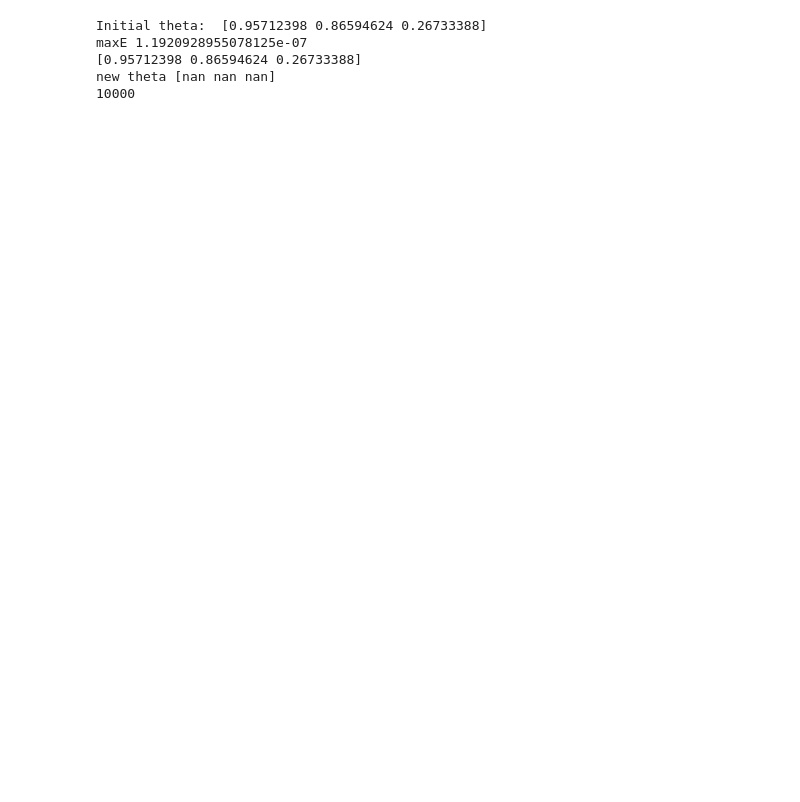
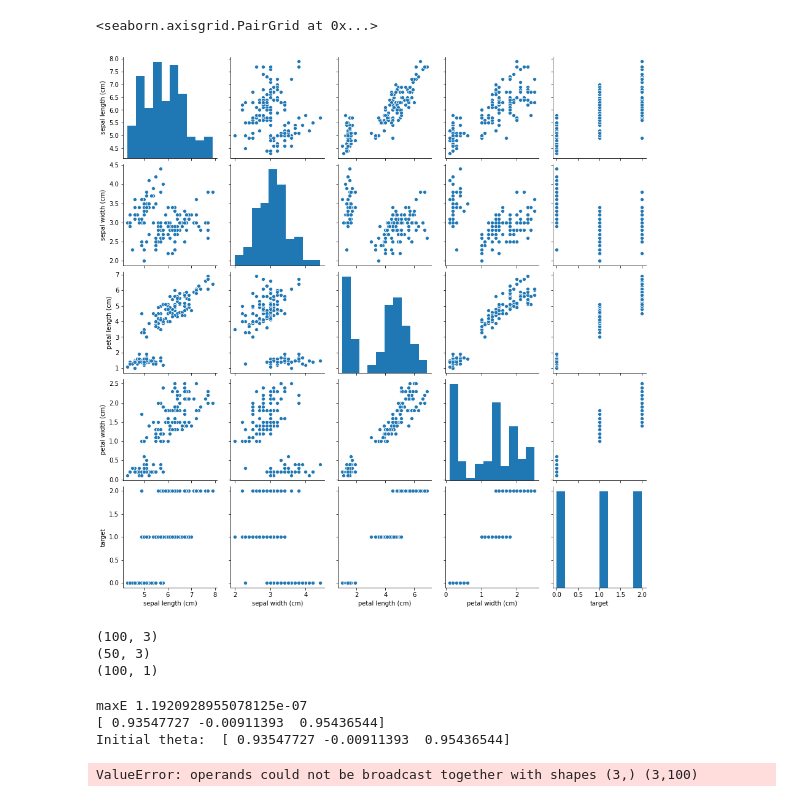
Before and after one commit to Prakhar-Saxena/CollegeAssignments, a Jupyter notebook: CS383/assn2/assn2.ipynb, the cells around one changed output. Cells and saved outputs as stored; diff of their text form; code cells hidden in the pictures; blank space fills up the shorter version.

```diff
--- a/CS383/assn2/assn2.ipynb
+++ b/CS383/assn2/assn2.ipynb
@@ -11,3 +13,10 @@ from mpl_toolkits.mplot3d import Axes3D
 iris = datasets.load_iris()
 X = iris.data[:, :2]
 y = (iris.target != 0) * 1
+iris_df = pd.DataFrame(data= np.c_[iris['data'], iris['target']],
+                     columns= iris['feature_names'] + ['target'])
+# %%
+sb.pairplot(iris_df)
+# %% [output]
+<seaborn.axisgrid.PairGrid at 0x...>
+[figure, added]
@@ -17,42 +45,38 @@ X_std = preprocessing.scale(X)
+# %%
+print(X_tr.shape)
+print(X_ts.shape)
+print(y_tr.shape)
+# %% [output]
+(100, 3)
+(50, 3)
+(100, 1)
 # %%
 #3
-theta = []
-for i in range(3):
-    theta.append(random.uniform(-1,1))
-theta = np.array(theta)
 
-X_train, X_test, y_train, y_test = train_test_split(X, y, test_size=0.33, random_state=42)
-
-def compute_new_theta(theta, eta, X, Y):
-    return theta - (eta * (2 * X.T @ ((X @ theta) - Y)))
-
-print('Initial theta: ',theta)
-
-def y_compute(X1, X2, thetas):
-    return (thetas[0] + (thetas[1] * X1) + (thetas[2] * X2))
-
-X_tr = np.c_[np.ones(len(X_train)),X_train]
-X_tr = np.array(X_tr)
-X_ts = np.c_[np.ones(len(X_test)),X_test]
-X_ts = np.array(X_ts)
-y_tr = np.array(y_train)
-y_ts = np.array(y_test)
 
 iteration = 0
 iterations = []
 RMSEs_test = []
 RMSEs_train = []
 
+theta = []
+for i in range(3):
+    theta.append(random.uniform(-1,1))
+theta = np.array(theta)
+
 maxE = 2**(-23)
 print('maxE',maxE)
 new_theta = np.array(theta)
 print(new_theta)
 
+print('Initial theta: ',theta)
+
 while True:
     N = 2
     new_theta = np.array(compute_new_theta(theta, 0.01, X_tr, y_tr))
-#     if ((theta[0] - new_theta[0] < maxE) and (theta[1] - new_theta[1] < maxE) and (theta[2] - new_theta[2] < maxE)): #(new_theta == theta).all():
-#         break
+    print('new theta', new_theta)
+    if abs(theta[0] - new_theta[0]) < maxE and abs(theta[1] - new_theta[1]) < maxE and abs(theta[2] - new_theta[2]) < maxE:
+        break
     if iteration == 10000:
         break
     theta = new_theta
@@ -71,8 +95,7 @@ print(iteration)
 # plt.plot(iterations, RMSEs_train)
 # plt.show()
 # %% [output]
-Initial theta:  [0.95712398 0.86594624 0.26733388]
 maxE 1.1920928955078125e-07
-[0.95712398 0.86594624 0.26733388]
-new theta [nan nan nan]
-10000
+[ 0.93547727 -0.00911393  0.95436544]
+Initial theta:  [ 0.93547727 -0.00911393  0.95436544]
+ValueError: operands could not be broadcast together with shapes (3,) (3,100)
```
Also changed, not shown: parts of 5 cells of this notebook, 2 other files.
